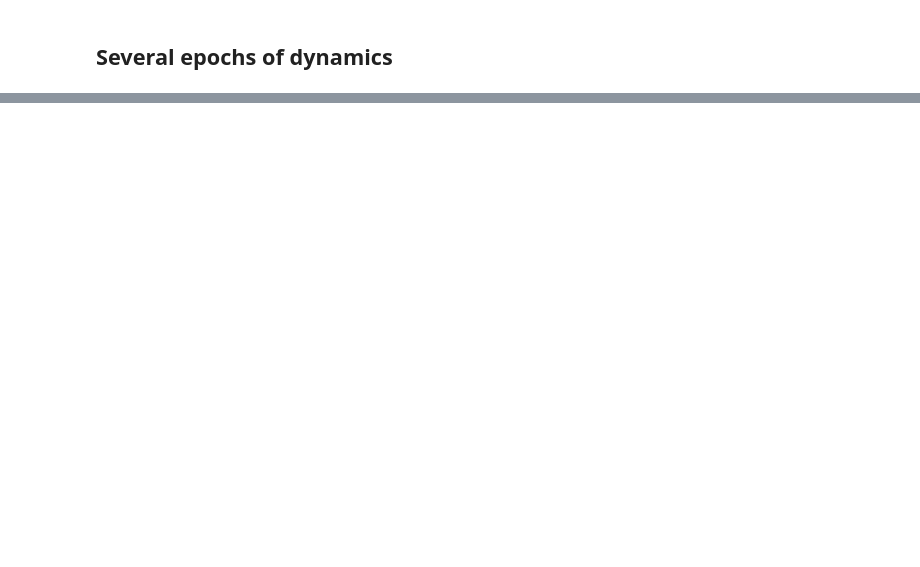
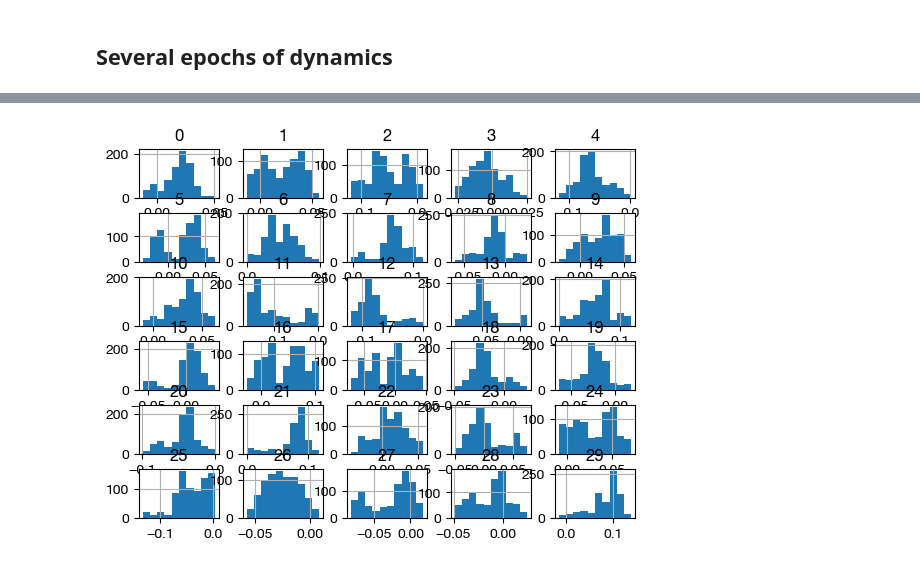
Before and after one commit to sgangaprasath/CollectiveTradeoff, a Jupyter notebook: OUDiffusion.ipynb, the cells around one changed output, grey strips where cells are left out. Cells and saved outputs as stored; diff of their text form; code cells hidden in the pictures; blank space fills up the shorter version.

```diff
--- a/OUDiffusion.ipynb
+++ b/OUDiffusion.ipynb
@@ -438,0 +483,5 @@ plt.show()
+# %%
+dfy.hist(bins=10)
+plt.show()
+# %% [output]
+[figure, added]
```
Also changed, not shown: parts of 9 cells of this notebook.
